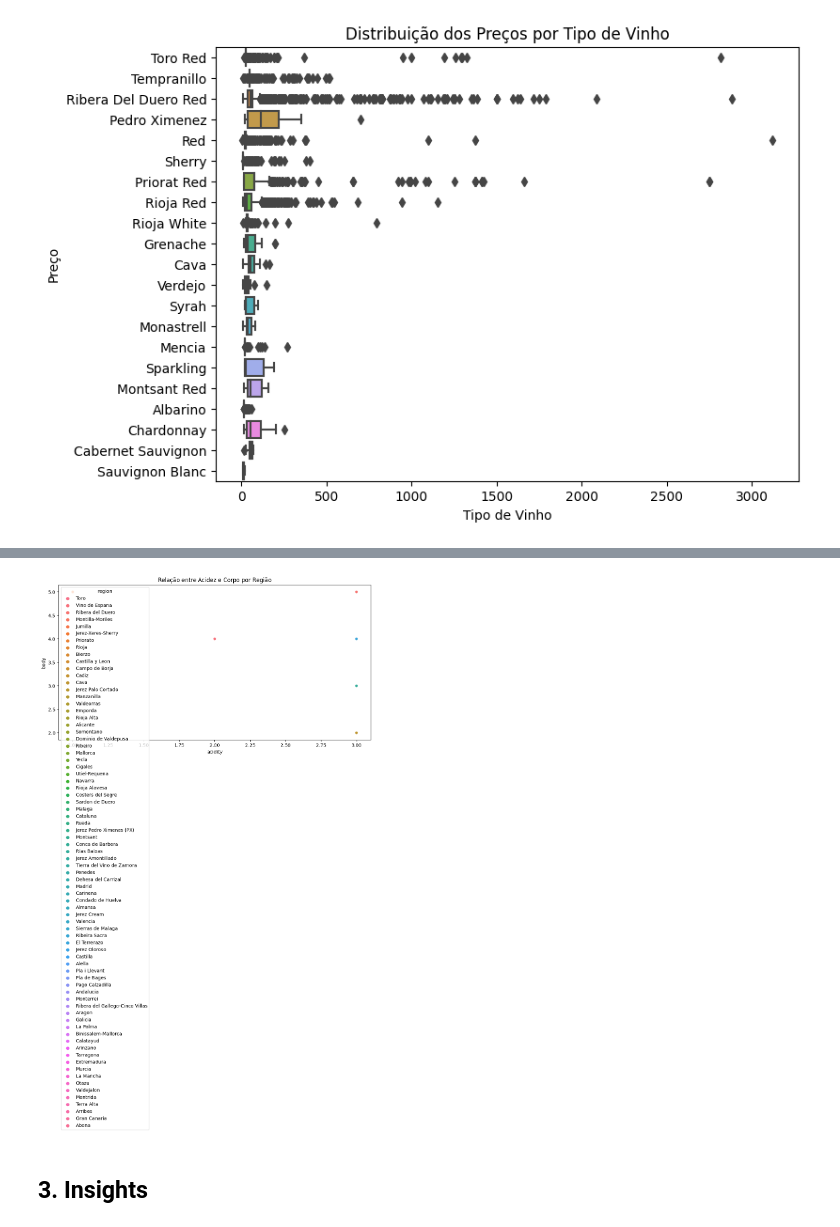
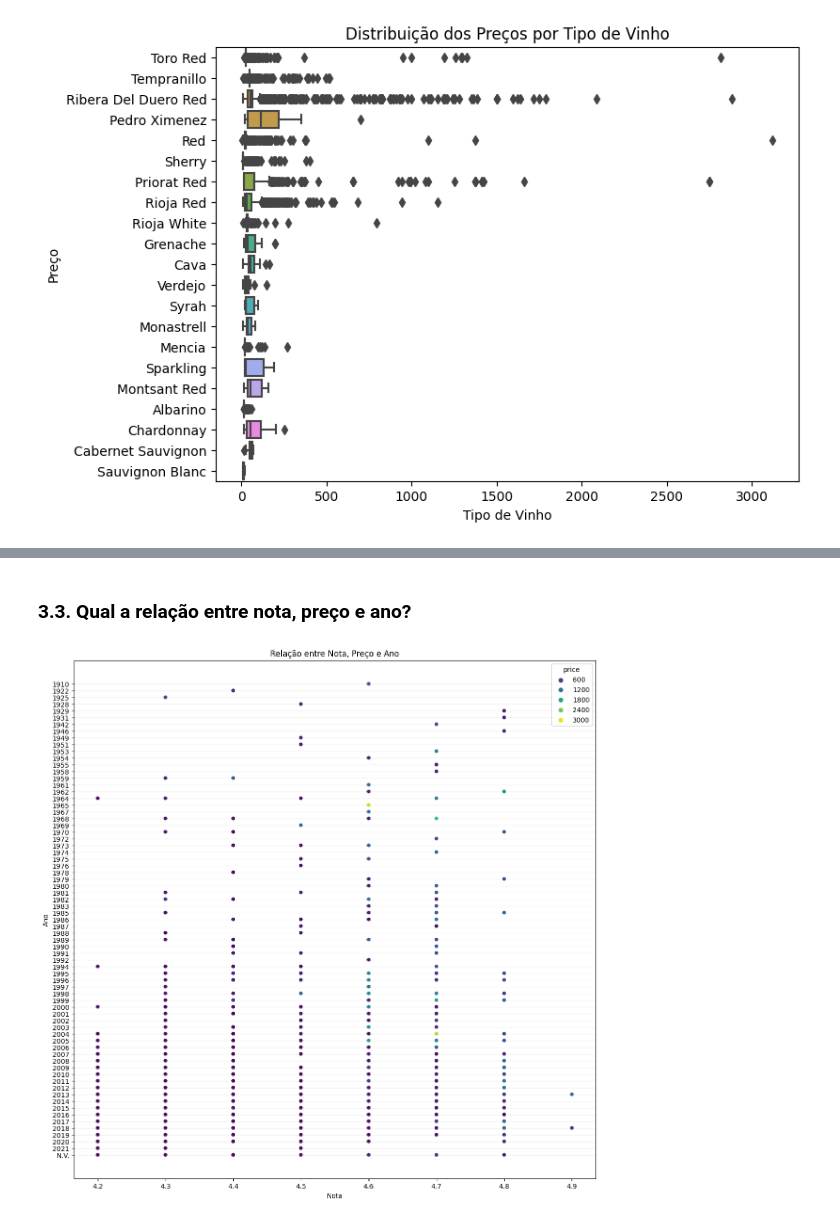
Before and after one commit to atlantico-academy/equipe3-2024.2, a Jupyter notebook: notebooks/01-exploratory_data_analysis.ipynb, the cells around one changed output, grey strips where cells are left out. Cells and saved outputs as stored; diff of their text form; code cells hidden in the pictures.

```diff
--- a/notebooks/01-exploratory_data_analysis.ipynb
+++ b/notebooks/01-exploratory_data_analysis.ipynb
@@ -195,3 +167,0 @@ plt.show()
-# %%
-# Preencher ou remover valores ausentes
-df.dropna(subset=['rating', 'price', 'year'], inplace=True)
@@ -482,12 +168,15 @@ plt.show()
-# %%
-#
-
-# Scatter plot para acidez vs corpo, colorido por região
-plt.figure(figsize=(12, 6))
-sns.scatterplot(x='acidity', y='body', hue='region', data=df)
-plt.title('Relação entre Acidez e Corpo por Região')
-plt.show()
-# %% [output]
-[figure, removed]
-# %% [markdown]
-## 3. Insights
+# %% [markdown]
+### 3.3. Qual a relação entre nota, preço e ano?
+# %%
+# Ordena os dados pelo ano
+df_ordenado = df.sort_values(by='year')
+
+plt.figure(figsize=(14, 14))
+sns.scatterplot(data=df_ordenado, x='rating', y='year', hue='price', palette='viridis', hue_norm=(df_ordenado['price'].min(), df_ordenado['price'].max()))
+plt.title('Relação entre Nota, Preço e Ano')
+plt.xlabel('Nota')
+plt.ylabel('Ano')
+plt.grid(axis='y', linestyle='-', alpha=0.3)
+plt.show()
+# %% [output]
+[figure, added]
```
Also changed, not shown: parts of 58 cells of this notebook.
